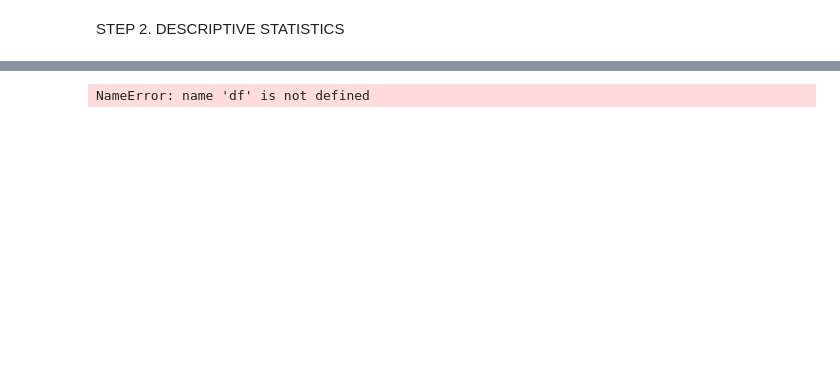
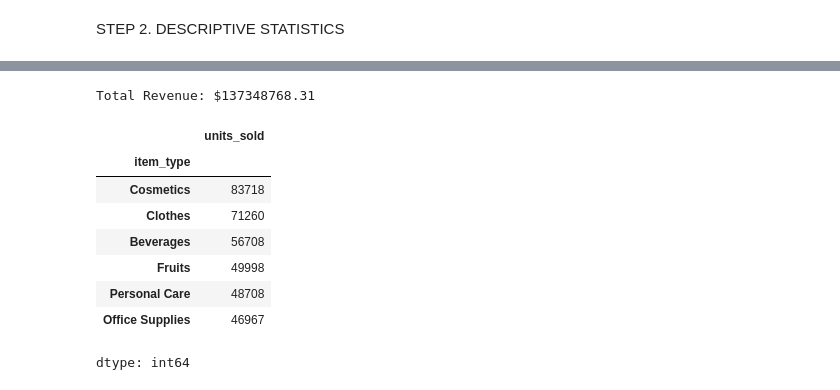
Before and after one commit to PLACHI02/Data-Analytics-Projects, a Jupyter notebook: AMAZON_SALES_DATA.ipynb, the cells around one changed output, grey strips where cells are left out. Cells and saved outputs as stored; diff of their text form; code cells hidden in the pictures; blank space fills up the shorter version.

```diff
--- a/AMAZON_SALES_DATA.ipynb
+++ b/AMAZON_SALES_DATA.ipynb
@@ -189,10 +196,24 @@ df.describe() #Display only numerical data
 | max | 2017-11-03 00:00:00 | 9.940222e+08 | 2017-05-06 00:00:00 | 9925.000000 | 668.270000 | 524.960000 | 5.997055e+06 | 4.509794e+06 | ... |
 | std | NaN | 2.606153e+08 | NaN | 2794.484562 | 235.592241 | 188.208181 | 1.460029e+06 | 1.083938e+06 | ... |
 # %%
-#2. Sales Performance Analysis
+#2. SALES PERFORMANCE ANALYSIS
 
-#TOTAL SALES REVENUE
-total_sales = df['total_revenue'].sum()
-print(f"Total Sales Revenue: ${total_sales:,.2f}")
+#Total Revenue
+total_revenue = df['total_revenue'].sum()
+print(f"Total Revenue: ${total_revenue:.2f}")
 # %% [output]
-NameError: name 'df' is not defined
+Total Revenue: $137348768.31
+# %%
+#Top 5 Best Selling Products
+
+df.groupby('item_type')['units_sold'].sum().sort_values(ascending=False).head(6)
+# %% [output]
+|  | units_sold |
+| item_type |  |
+| Cosmetics | 83718 |
+| Clothes | 71260 |
+| Beverages | 56708 |
+| Fruits | 49998 |
+| Personal Care | 48708 |
+| Office Supplies | 46967 |
+dtype: int64
```
Also changed, not shown: parts of 5 cells of this notebook.
